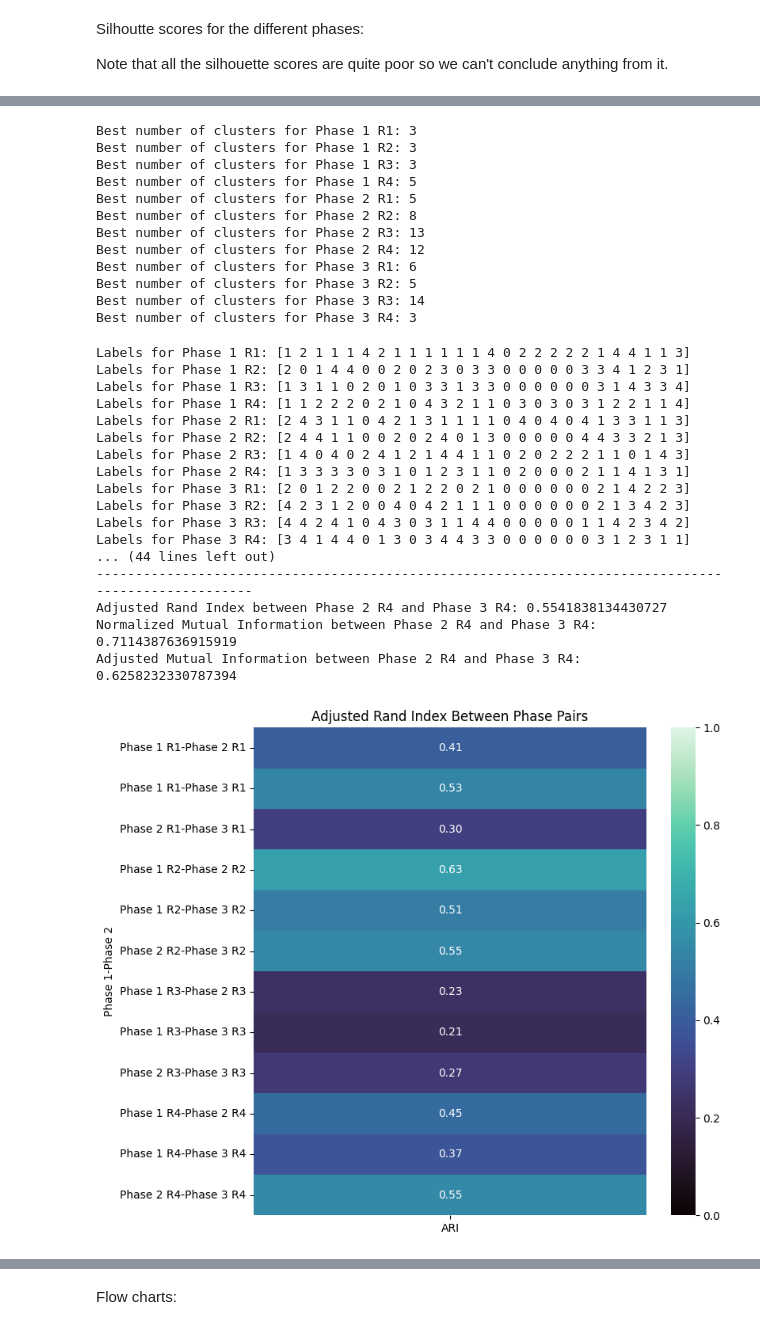
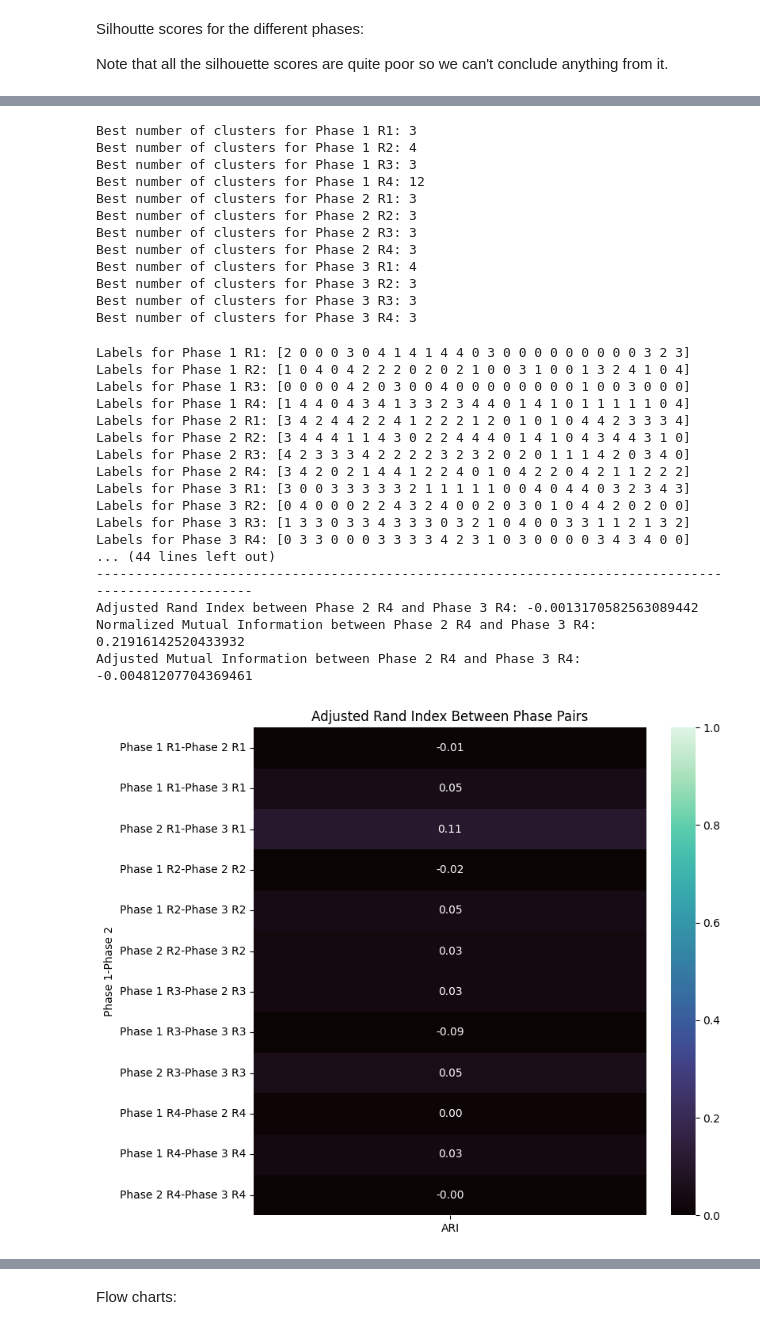
Before and after one commit to lukyrasocha/emo-stress, a Jupyter notebook: main.ipynb, the cells around one changed output, grey strips where cells are left out. Drawn from its saved outputs; the diff is of its cells as text; code cells hidden in the pictures.

```diff
--- a/main.ipynb
+++ b/main.ipynb
@@ -213,13 +216,14 @@ features = ['HR_TD_Mean', 'TEMP_TD_Mean']
 Emotions:
 # %%
 # DO PCA
-DO_PCA = False
+DO_PCA = True
 
 X = data.copy()
 
 # Scale the data
 scaler = StandardScaler()
 X[features] = scaler.fit_transform(X[features])
+
 
 X_phase1_r1 = X[(X["Phase"] == 1) & (X["Round"].isin([1]))][features]
 X_phase1_r2 = X[(X["Phase"] == 1) & (X["Round"].isin([2]))][features]
@@ -233,6 +237,7 @@ X_phase3_r1 = X[(X["Phase"] == 3) & (X["Round"].isin([1]))][features]
 X_phase3_r2 = X[(X["Phase"] == 3) & (X["Round"].isin([2]))][features]
 X_phase3_r3 = X[(X["Phase"] == 3) & (X["Round"].isin([3]))][features]
 X_phase3_r4 = X[(X["Phase"] == 3) & (X["Round"].isin([4]))][features]
+
 
 data_subsets = [
     X_phase1_r1, X_phase1_r2, X_phase1_r3, X_phase1_r4,
@@ -252,7 +257,7 @@ subset_names = [
 
 # Scale all data subsets at once
 #scaled_data_subsets = [scaler.fit_transform(subset) for subset in data_subsets]
-scaled_data_subsets = data_subsets
+scaled_data_subsets = [subset.to_numpy() for subset in data_subsets]
 
 
 # Apply PCA
@@ -616,16 +647,16 @@ for i, scores in enumerate(score_records):
     ks.append(best_k)
 # %% [output]
 Best number of clusters for Phase 1 R1: 3
-Best number of clusters for Phase 1 R2: 3
+Best number of clusters for Phase 1 R2: 4
 Best number of clusters for Phase 1 R3: 3
-Best number of clusters for Phase 1 R4: 5
-Best number of clusters for Phase 2 R1: 5
-Best number of clusters for Phase 2 R2: 8
-Best number of clusters for Phase 2 R3: 13
-Best number of clusters for Phase 2 R4: 12
-Best number of clusters for Phase 3 R1: 6
-Best number of clusters for Phase 3 R2: 5
-Best number of clusters for Phase 3 R3: 14
+Best number of clusters for Phase 1 R4: 12
+Best number of clusters for Phase 2 R1: 3
+Best number of clusters for Phase 2 R2: 3
+Best number of clusters for Phase 2 R3: 3
+Best number of clusters for Phase 2 R4: 3
+Best number of clusters for Phase 3 R1: 4
+Best number of clusters for Phase 3 R2: 3
+Best number of clusters for Phase 3 R3: 3
 Best number of clusters for Phase 3 R4: 3
 # %%
 kmeans_models = {}
@@ -636,7 +667,7 @@ scaled_data_dict ={}
 for i, scaled_data in enumerate(scaled_data_subsets):
 
     #n_clusters = ks[i]
-    n_clusters = elbows[i]
+    #n_clusters = elbows[i]
     n_clusters = 5
 
     kmeans = KMeans(n_init='auto', n_clusters=n_clusters, random_state=0).fit(scaled_data)
@@ -660,46 +691,46 @@ def calculate_and_print_ari(key1, key2):
     print(f"Normalized Mutual Information between {key1} and {key2}: {nmi}")
     print(f"Adjusted Mutual Information between {key1} and {key2}: {ami}")
 
 
 
 # Calculate ARIs for each round across all phase combinations
 for round_num in range(1, 5):
     phase_keys = [f'Phase {i} R{round_num}' for i in range(1, 4)]
     calculate_and_print_ari(phase_keys[0], phase_keys[1])
     calculate_and_print_ari(phase_keys[0], phase_keys[2])
     calculate_and_print_ari(phase_keys[1], phase_keys[2])
 
 
 # Use seaborn to plot the ARI scores
 import seaborn as sns
 import pandas as pd
 
 # Create a DataFrame from the ARI scores
 ari_df = pd.DataFrame(list(ari_scores.items()), columns=['Phase Pair', 'ARI'])
 ari_df[['Phase 1', 'Phase 2']] = pd.DataFrame(ari_df['Phase Pair'].tolist(), index=ari_df.index)
 ari_df = ari_df.drop(columns=['Phase Pair'])
 
 # Plot the ARI scores
 plt.figure(figsize=(8, 8))
 sns.heatmap(ari_df.set_index(['Phase 1', 'Phase 2']), annot=True, cmap='mako', fmt=".2f", vmax=1, vmin=0)
 plt.title('Adjusted Rand Index Between Phase Pairs')
 plt.show()
 # %% [output]
-Labels for Phase 1 R1: [1 2 1 1 1 4 2 1 1 1 1 1 1 4 0 2 2 2 2 2 1 4 4 1 1 3]
-Labels for Phase 1 R2: [2 0 1 4 4 0 0 2 0 2 3 0 3 3 0 0 0 0 0 3 3 4 1 2 3 1]
-Labels for Phase 1 R3: [1 3 1 1 0 2 0 1 0 3 3 1 3 3 0 0 0 0 0 0 3 1 4 3 3 4]
-Labels for Phase 1 R4: [1 1 2 2 2 0 2 1 0 4 3 2 1 1 0 3 0 3 0 3 1 2 2 1 1 4]
-Labels for Phase 2 R1: [2 4 3 1 1 0 4 2 1 3 1 1 1 1 0 4 0 4 0 4 1 3 3 1 1 3]
-Labels for Phase 2 R2: [2 4 4 1 1 0 0 2 0 2 4 0 1 3 0 0 0 0 0 4 4 3 3 2 1 3]
-Labels for Phase 2 R3: [1 4 0 4 0 2 4 1 2 1 4 4 1 1 0 2 0 2 2 2 1 1 0 1 4 3]
-Labels for Phase 2 R4: [1 3 3 3 3 0 3 1 0 1 2 3 1 1 0 2 0 0 0 2 1 1 4 1 3 1]
-Labels for Phase 3 R1: [2 0 1 2 2 0 0 2 1 2 2 0 2 1 0 0 0 0 0 0 2 1 4 2 2 3]
-Labels for Phase 3 R2: [4 2 3 1 2 0 0 4 0 4 2 1 1 1 0 0 0 0 0 0 2 1 3 4 2 3]
-Labels for Phase 3 R3: [4 4 2 4 1 0 4 3 0 3 1 1 4 4 0 0 0 0 0 1 1 4 2 3 4 2]
-Labels for Phase 3 R4: [3 4 1 4 4 0 1 3 0 3 4 4 3 3 0 0 0 0 0 0 3 1 2 3 1 1]
+Labels for Phase 1 R1: [2 0 0 0 3 0 4 1 4 1 4 4 0 3 0 0 0 0 0 0 0 0 0 3 2 3]
+Labels for Phase 1 R2: [1 0 4 0 4 2 2 2 0 2 0 2 1 0 0 3 1 0 0 1 3 2 4 1 0 4]
+Labels for Phase 1 R3: [0 0 0 0 4 2 0 3 0 0 4 0 0 0 0 0 0 0 0 1 0 0 3 0 0 0]
+Labels for Phase 1 R4: [1 4 4 0 4 3 4 1 3 3 2 3 4 4 0 1 4 1 0 1 1 1 1 1 0 4]
+Labels for Phase 2 R1: [3 4 2 4 4 2 2 4 1 2 2 2 1 2 0 1 0 1 0 4 4 2 3 3 3 4]
+Labels for Phase 2 R2: [3 4 4 4 1 1 4 3 0 2 2 4 4 4 0 1 4 1 0 4 3 4 4 3 1 0]
+Labels for Phase 2 R3: [4 2 3 3 3 4 2 2 2 2 3 2 3 2 0 2 0 1 1 1 4 2 0 3 4 0]
+Labels for Phase 2 R4: [3 4 2 0 2 1 4 4 1 2 2 4 0 1 0 4 2 2 0 4 2 1 1 2 2 2]
+Labels for Phase 3 R1: [3 0 0 3 3 3 3 3 2 1 1 1 1 1 0 0 4 0 4 4 0 3 2 3 4 3]
+Labels for Phase 3 R2: [0 4 0 0 0 2 2 4 3 2 4 0 0 2 0 3 0 1 0 4 4 2 0 2 0 0]
+Labels for Phase 3 R3: [1 3 3 0 3 3 4 3 3 3 0 3 2 1 0 4 0 0 3 3 1 1 2 1 3 2]
+Labels for Phase 3 R4: [0 3 3 0 0 0 3 3 3 3 4 2 3 1 0 3 0 0 0 0 3 4 3 4 0 0]
 ... (44 lines left out)
 ----------------------------------------------------------------------------------------------------
-Adjusted Rand Index between Phase 2 R4 and Phase 3 R4: 0.5541838134430727
-Normalized Mutual Information between Phase 2 R4 and Phase 3 R4: 0.7114387636915919
-Adjusted Mutual Information between Phase 2 R4 and Phase 3 R4: 0.6258232330787394
+Adjusted Rand Index between Phase 2 R4 and Phase 3 R4: -0.0013170582563089442
+Normalized Mutual Information between Phase 2 R4 and Phase 3 R4: 0.21916142520433932
+Adjusted Mutual Information between Phase 2 R4 and Phase 3 R4: -0.00481207704369461
-[figure, old version]
+[figure, new version]
```
Also changed, not shown: parts of 13 cells of this notebook.
